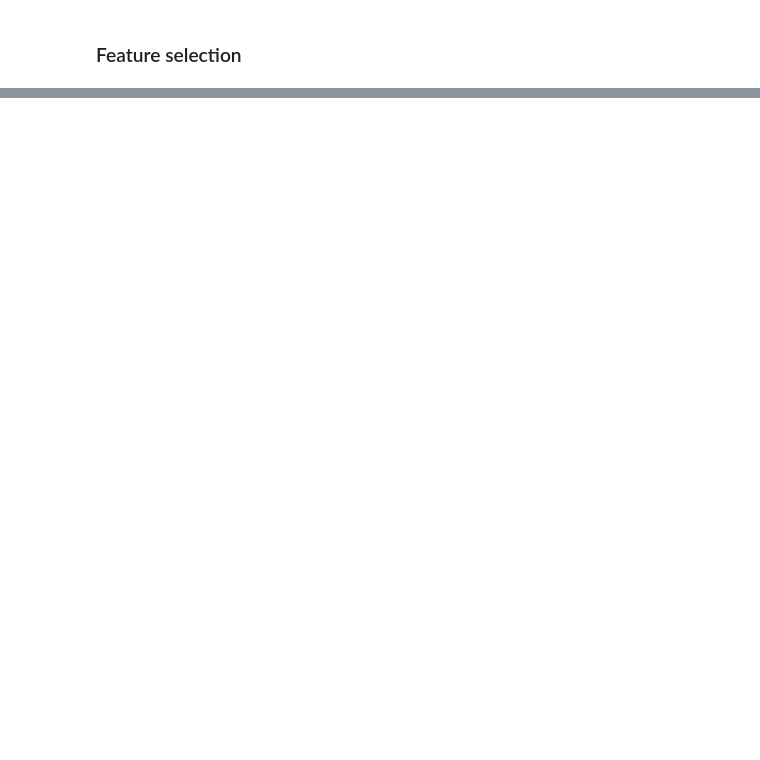
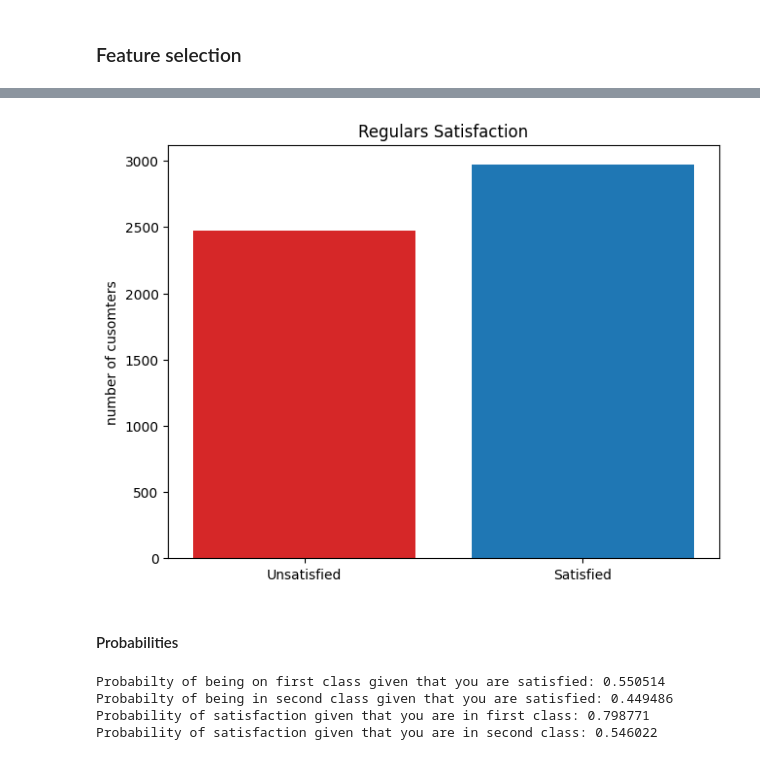
Before and after one commit to veborito/Introduction-to-MachineLearning, a Jupyter notebook: projet/Project_7_Boris_Allizha_Iago.ipynb, the cells around one changed output, grey strips where cells are left out. Cells and saved outputs as stored; diff of their text form; code cells hidden in the pictures; blank space fills up the shorter version.

```diff
--- a/projet/Project_7_Boris_Allizha_Iago.ipynb
+++ b/projet/Project_7_Boris_Allizha_Iago.ipynb
@@ -793,0 +793,3 @@ plt.show()
+# %%
+regulars = data_impact[data_impact["First-Class"]== '0']
+regulars.head()
@@ -793,0 +803,30 @@ plt.show()
+# %%
+satisf_regulars = regulars['Satisfaction'].value_counts()
+
+fig, ax = plt.subplots(layout="constrained")
+bar_colors = ['tab:red', 'tab:blue']
+ax.bar(["Unsatisfied", "Satisfied"],
+       [satisf_regulars['0'], satisf_regulars['1']], color=bar_colors)
+ax.set_ylabel("number of cusomters")
+ax.set_title(f"Regulars Satisfaction")
+plt.show()
+# %% [output]
+[figure, added]
+# %% [markdown]
+#### Probabilities
+# %%
+prob_satisf_first_class = satisf_first_class['1'] / (satisf_first_class['0'] + satisf_first_class['1'])
+prob_satisf_regulars = satisf_regulars['1'] / (satisf_regulars['0'] + satisf_regulars['1'])
+
+size_of_data = satisf_first_class['1'] + satisf_regulars['1'] + satisf_first_class['0'] + satisf_regulars['0']
+total_satisfaction = satisf_first_class['1'] + satisf_regulars['1']
+
+print(f"Probabilty of being on first class given that you are satisfied: {satisf_first_class['1'] / total_satisfaction:.6f}")
+print(f"Probabilty of being in second class given that you are satisfied: {satisf_regulars['1'] / total_satisfaction:.6f}")
+print(f"Probability of satisfaction given that you are in first class: {prob_satisf_first_class:.6f}")
+print(f"Probability of satisfaction given that you are in second class: {prob_satisf_regulars:.6f}")
+# %% [output]
+Probabilty of being on first class given that you are satisfied: 0.550514
+Probabilty of being in second class given that you are satisfied: 0.449486
+Probability of satisfaction given that you are in first class: 0.798771
+Probability of satisfaction given that you are in second class: 0.546022
```
Also changed, not shown: parts of 45 cells of this notebook, 2 other files.
